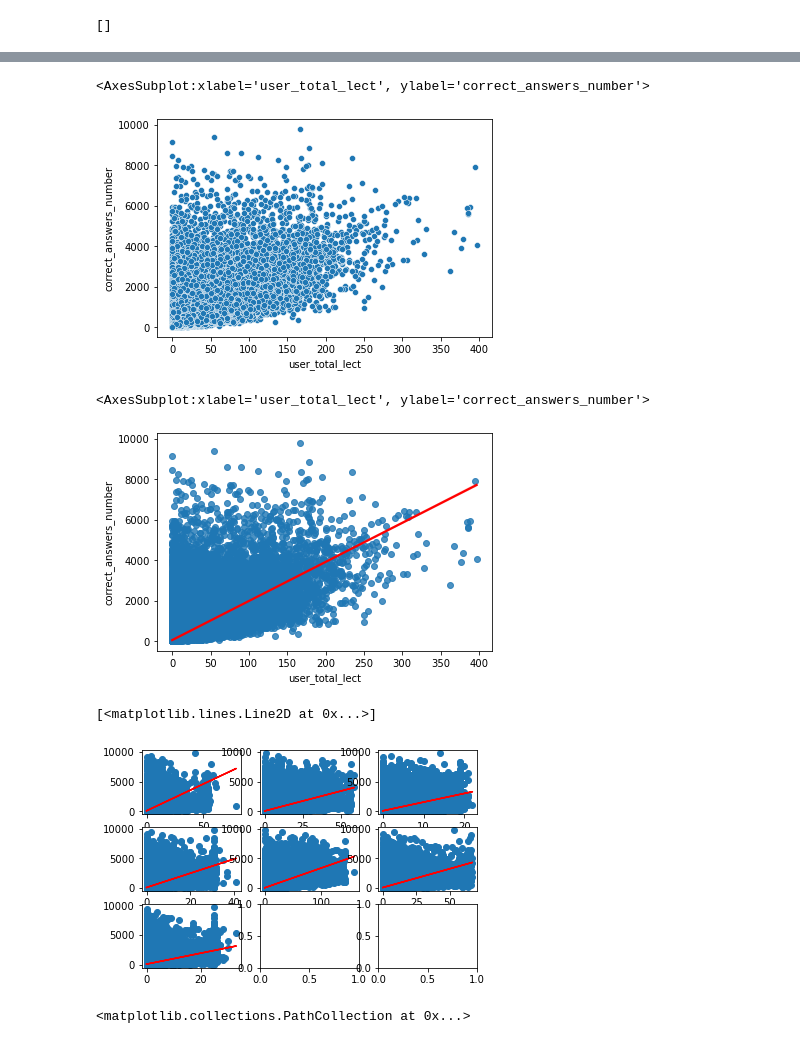
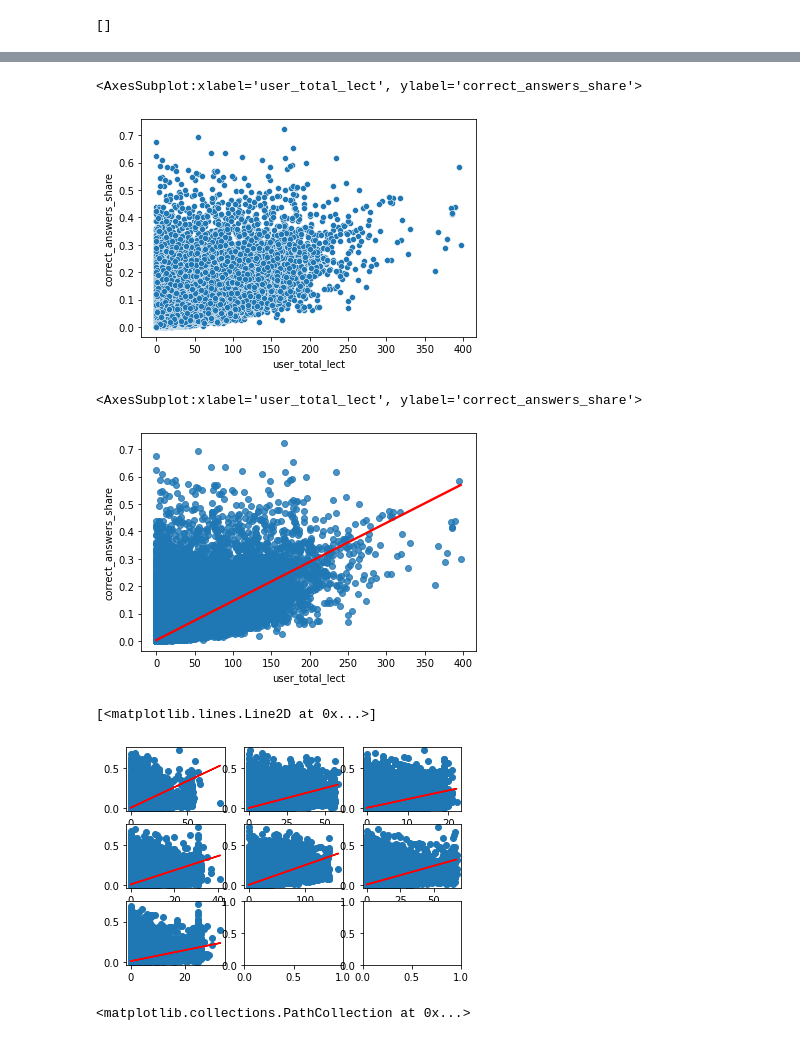
Before and after one commit to YurezSml/MIPT2022, a Jupyter notebook: HomeWork_2_Pandas.ipynb, the cells around one changed output, grey strips where cells are left out. Saved outputs shown, nothing was run; the diff lists cells and outputs as text; code cells hidden in the pictures.

```diff
--- a/HomeWork_2_Pandas.ipynb
+++ b/HomeWork_2_Pandas.ipynb
@@ -639,7 +685,7 @@ users_info
 # %%
 # Добавляем столбец с долей правильных ответов от общего количества вопросов
 
-users_info['correct_answers_share'] = users_info['correct_answers_share'] / number_of_questions
+users_info['correct_answers_share'] = users_info['correct_answers_number'] / number_of_questions
 # %%
 # Добавляем столбец с временем, проведенным пользователем на платформе
 # Определяем, как максимальное время, которое прошло с момента первого действия пользователя
@@ -1071,62 +1111,62 @@ sns.regplot(data=users_info,
 
 sns.scatterplot(data=users_info,
                 x='user_total_lect',
-                y='correct_answers_number')
+                y='correct_answers_share')
 # %% [output]
-<AxesSubplot:xlabel='user_total_lect', ylabel='correct_answers_number'>
+<AxesSubplot:xlabel='user_total_lect', ylabel='correct_answers_share'>
-[figure, old version]
+[figure, new version]
 # %%
 # Выводим отдельно regplot для зависимости числа правильных ответов от общего количества просмотренных лекций
 # Предполагаем, что данную характеристику можно использовать при обучении модели
 
 sns.regplot(data=users_info,
             x='user_total_lect',
-            y='correct_answers_number',
+            y='correct_answers_share',
             line_kws={"color": "red"})
 # %% [output]
-<AxesSubplot:xlabel='user_total_lect', ylabel='correct_answers_number'>
+<AxesSubplot:xlabel='user_total_lect', ylabel='correct_answers_share'>
-[figure, old version]
+[figure, new version]
 # %%
 # Выводим 7 scatterplot для зависимости числа правильных ответов от количества просмотров лекций из каждой части
 # Для экономии места выводим в виде сетки 3х3
 # Выводим регрессионные линии для каждого scatterplot (для демонтрации такой возможности)
 # В среднем нельзя сделать вывод, что количество правильных ответов студента растет
 # с количеством просмотров лекций в каждой части. Студенты как с высокими баллами, так и с низкими
 # приблизительно равномерно распределены вне зависимости от количества просмотренных лекций
 # Предполагаем, что данную характеристику нет смысла использовать при обучении модели
 
 fig, axs = plt.subplots(3, 3)
 
-axs[0, 0].scatter(users_info['lect_part_1'], users_info['correct_answers_number'])
-m, b = np.polyfit(users_info['lect_part_1'], users_info['correct_answers_number'], 1)
+axs[0, 0].scatter(users_info['lect_part_1'], users_info['correct_answers_share'])
+m, b = np.polyfit(users_info['lect_part_1'], users_info['correct_answers_share'], 1)
 axs[0, 0].plot(users_info['lect_part_1'], m*users_info['lect_part_1']+b, color='red')
 
-axs[0, 1].scatter(users_info['lect_part_2'], users_info['correct_answers_number'])
-m, b = np.polyfit(users_info['lect_part_2'], users_info['correct_answers_number'], 1)
+axs[0, 1].scatter(users_info['lect_part_2'], users_info['correct_answers_share'])
+m, b = np.polyfit(users_info['lect_part_2'], users_info['correct_answers_share'], 1)
 axs[0, 1].plot(users_info['lect_part_2'], m*users_info['lect_part_2']+b, color='red')
 
-axs[0, 2].scatter(users_info['lect_part_3'], users_info['correct_answers_number'])
-m, b = np.polyfit(users_info['lect_part_3'], users_info['correct_answers_number'], 1)
+axs[0, 2].scatter(users_info['lect_part_3'], users_info['correct_answers_share'])
+m, b = np.polyfit(users_info['lect_part_3'], users_info['correct_answers_share'], 1)
 axs[0, 2].plot(users_info['lect_part_3'], m*users_info['lect_part_3']+b, color='red')
 
-axs[1, 0].scatter(users_info['lect_part_4'], users_info['correct_answers_number'])
-m, b = np.polyfit(users_info['lect_part_4'], users_info['correct_answers_number'], 1)
+axs[1, 0].scatter(users_info['lect_part_4'], users_info['correct_answers_share'])
+m, b = np.polyfit(users_info['lect_part_4'], users_info['correct_answers_share'], 1)
 axs[1, 0].plot(users_info['lect_part_4'], m*users_info['lect_part_4']+b, color='red')
 
-axs[1, 1].scatter(users_info['lect_part_5'], users_info['correct_answers_number'])
-m, b = np.polyfit(users_info['lect_part_5'], users_info['correct_answers_number'], 1)
+axs[1, 1].scatter(users_info['lect_part_5'], users_info['correct_answers_share'])
+m, b = np.polyfit(users_info['lect_part_5'], users_info['correct_answers_share'], 1)
 axs[1, 1].plot(users_info['lect_part_5'], m*users_info['lect_part_5']+b, color='red')
 
-axs[1, 2].scatter(users_info['lect_part_6'], users_info['correct_answers_number'])
-m, b = np.polyfit(users_info['lect_part_6'], users_info['correct_answers_number'], 1)
+axs[1, 2].scatter(users_info['lect_part_6'], users_info['correct_answers_share'])
+m, b = np.polyfit(users_info['lect_part_6'], users_info['correct_answers_share'], 1)
 axs[1, 2].plot(users_info['lect_part_6'], m*users_info['lect_part_6']+b, color='red')
 
-axs[2, 0].scatter(users_info['lect_part_7'], users_info['correct_answers_number'])
-m, b = np.polyfit(users_info['lect_part_7'], users_info['correct_answers_number'], 1)
+axs[2, 0].scatter(users_info['lect_part_7'], users_info['correct_answers_share'])
+m, b = np.polyfit(users_info['lect_part_7'], users_info['correct_answers_share'], 1)
 axs[2, 0].plot(users_info['lect_part_7'], m*users_info['lect_part_7']+b, color='red')
 # %% [output]
 [<matplotlib.lines.Line2D at 0x...>]
-[figure, old version]
+[figure, new version]
 # %%
 # Выводим 7 scatterplot для зависимости доли правильных ответов от количества просмотров лекций в каждой части
 # Для экономии места выводим в виде сетки 3х3
```
Also changed, not shown: parts of 30 cells of this notebook.
